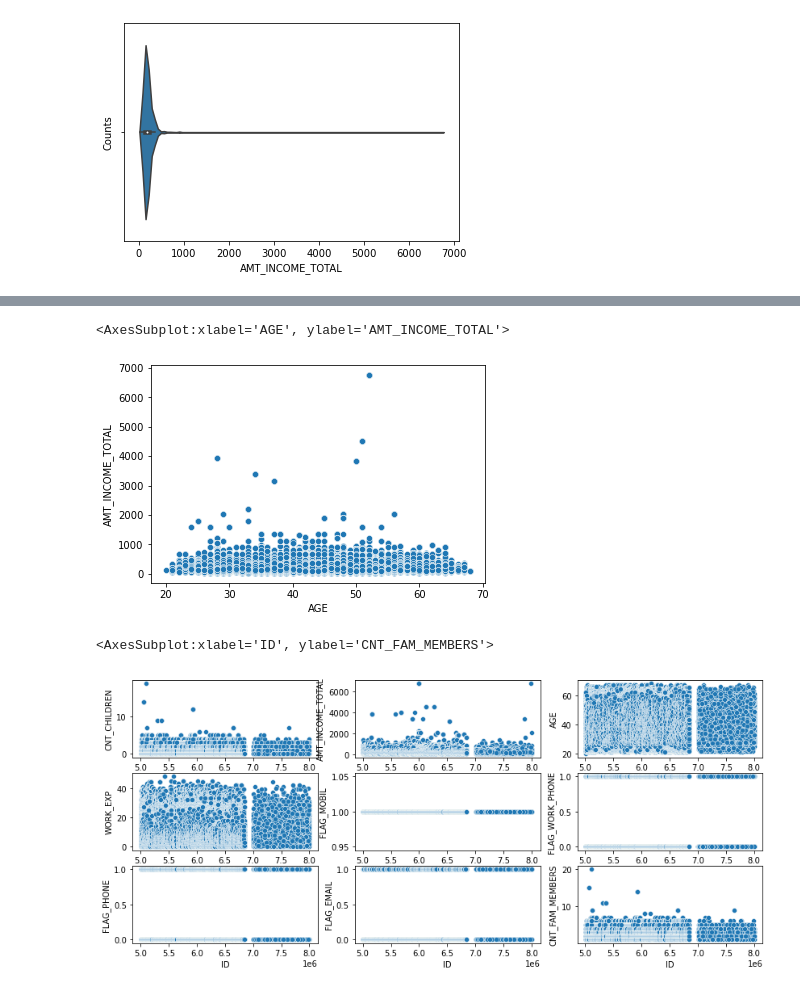
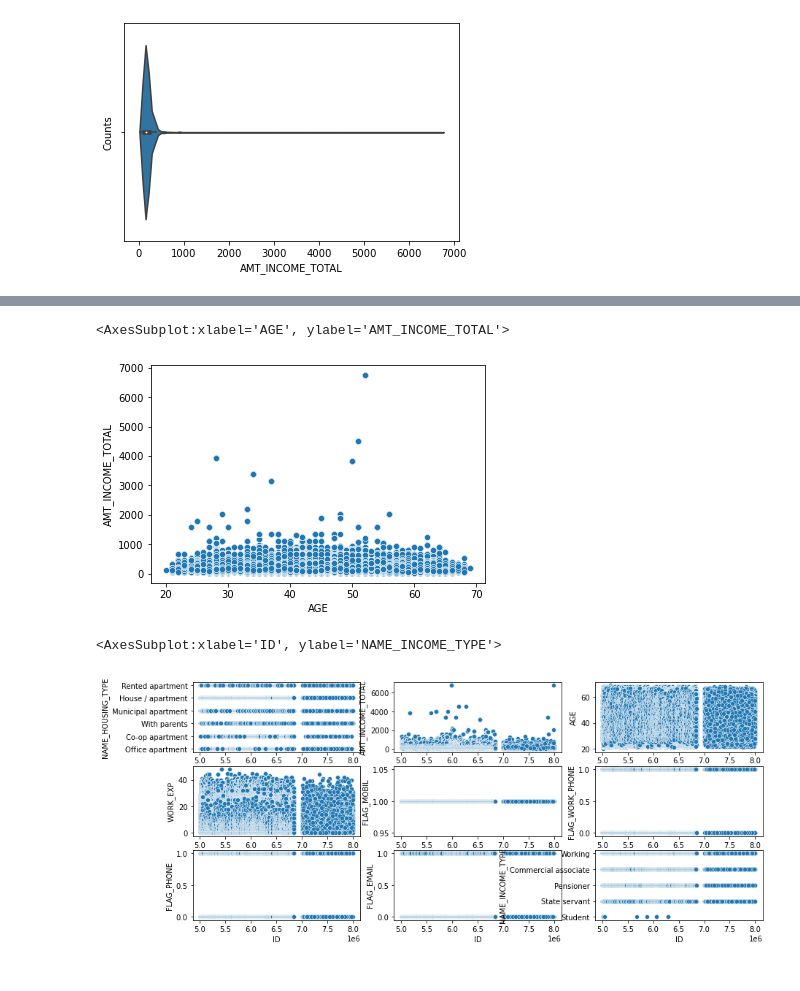
Before and after one commit to OrbelB/MLCreditCards, a Jupyter notebook: datavis.ipynb, the cells around one changed output, grey strips where cells are left out. Drawn from its saved outputs; the diff is of its cells as text; code cells hidden in the pictures.

```diff
--- a/datavis.ipynb
+++ b/datavis.ipynb
@@ -43,8 +43,8 @@ data
 # %%
 data['AGE']=-data['DAYS_BIRTH']//365
 # %%
-data['WORK_EXP']=-data['DAYS_EMPLOYED']//365
-data[data['WORK_EXP']<0]=np.nan
+# data['WORK_EXP']=-data['DAYS_EMPLOYED']//365
+data['WORK_EXP'] = data['DAYS_EMPLOYED'].apply(lambda val: int(-(val/365))if val < 0 else 0)
 # %%
 data['WORK_EXP'].value_counts()
 # %% [output]
@@ -105,21 +105,21 @@ sns.violinplot(data=data, x="AMT_INCOME_TOTAL", y='NAME_EDUCATION_TYPE', hue='CO
 sns.scatterplot(data=data, x="AGE", y='AMT_INCOME_TOTAL')
 # %% [output]
 <AxesSubplot:xlabel='AGE', ylabel='AMT_INCOME_TOTAL'>
-[figure, old version]
+[figure, new version]
 # %%
 fig, ax= plt.subplots(nrows= 3, ncols = 3, figsize= (14,6))
 
-sns.scatterplot(x='ID', y='CNT_CHILDREN', data=data, ax=ax[0][0])
+sns.scatterplot(x='ID', y='NAME_HOUSING_TYPE', data=data, ax=ax[0][0])
 sns.scatterplot(x='ID', y='AMT_INCOME_TOTAL', data=data, ax=ax[0][1])
 sns.scatterplot(x='ID', y='AGE', data=data, ax=ax[0][2])
 
 sns.scatterplot(x='ID', y='WORK_EXP', data=data, ax=ax[1][0])
 sns.scatterplot(x='ID', y='FLAG_MOBIL', data=data, ax=ax[1][1])
 sns.scatterplot(x='ID', y='FLAG_WORK_PHONE', data=data, ax=ax[1][2])
 
 sns.scatterplot(x='ID', y='FLAG_PHONE', data=data, ax=ax[2][0])
 sns.scatterplot(x='ID', y='FLAG_EMAIL', data=data, ax=ax[2][1])
-sns.scatterplot(x='ID', y='CNT_FAM_MEMBERS', data=data, ax=ax[2][2])
+sns.scatterplot(x='ID', y='NAME_INCOME_TYPE', data=data, ax=ax[2][2])
 # %% [output]
-<AxesSubplot:xlabel='ID', ylabel='CNT_FAM_MEMBERS'>
+<AxesSubplot:xlabel='ID', ylabel='NAME_INCOME_TYPE'>
-[figure, old version]
+[figure, new version]
```
Also changed, not shown: parts of 7 cells of this notebook, 2 other files.
